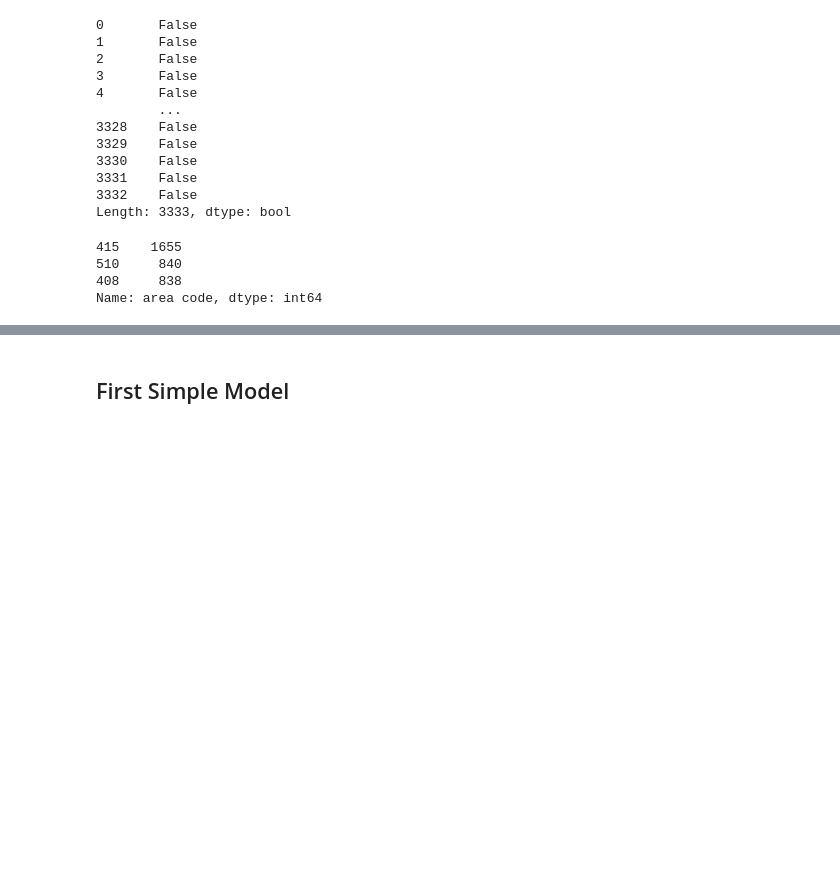
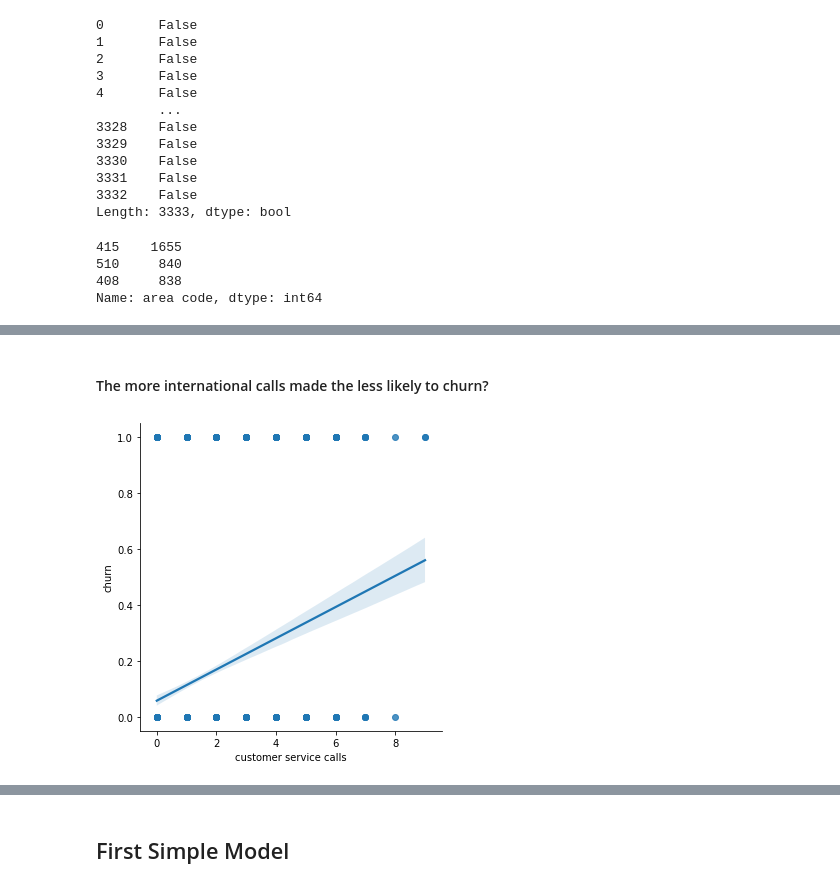
Before and after one commit to oklena/SyriaTel_Customer_Churn, a Jupyter notebook: notebooks/eda/Reuben_EDA.ipynb, the cells around one changed output, grey strips where cells are left out. Drawn from its saved outputs; the diff is of its cells as text; code cells hidden in the pictures; blank space fills up the shorter version.

```diff
--- a/notebooks/eda/Reuben_EDA.ipynb
+++ b/notebooks/eda/Reuben_EDA.ipynb
@@ -72,0 +78,6 @@ df.drop('phone number', axis=1, inplace=True)
+# %% [markdown]
+#### The more international calls made the less likely to churn?
+# %%
+sns.lmplot('customer service calls', 'churn', data=df);
+# %% [output]
+[figure, added]
```
Also changed, not shown: parts of 12 cells of this notebook.
